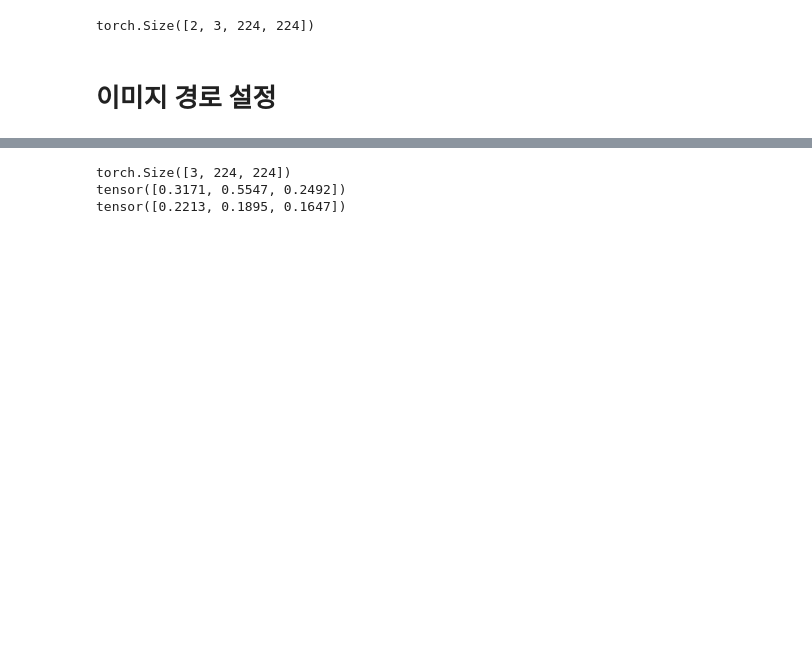
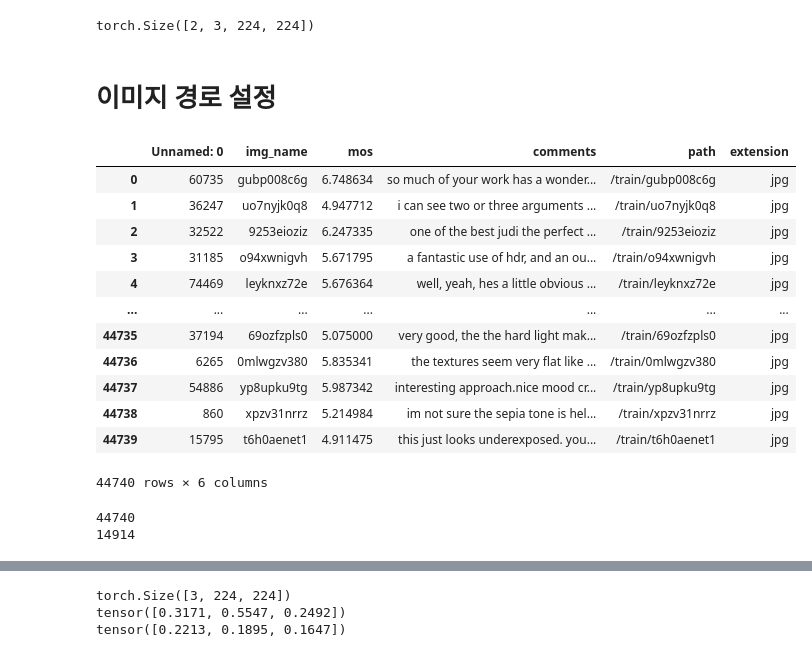
Before and after one commit to magnet9805/Samsung-AI-Challenge-IQA, a Jupyter notebook: dataprocessing.ipynb, the cells around one changed output, grey strips where cells are left out. Drawn from its saved outputs; the diff is of its cells as text; code cells hidden in the pictures; blank space fills up the shorter version.

Commit message:
data 전처리 수정

```diff
--- a/dataprocessing.ipynb
+++ b/dataprocessing.ipynb
@@ -6,3 +17,7 @@ import torch
+# %%
+train_data = pd.read_csv('./data/open/train_data.csv')
+test_data = pd.read_csv('./data/open/test_data.csv')
+valid_data = pd.read_csv('./data/open/valid_data.csv')
 # %%
 from PIL import Image, ImageFile
 import torchvision.transforms as transforms
@@ -29,3 +44,24 @@ torch.stack(img_list, dim=0).shape
 torch.Size([2, 3, 224, 224])
 # %% [markdown]
 # 이미지 경로 설정
+# %%
+train_data[['path', 'extension']] = train_data['img_path'].str.split(".", expand=True)[[1, 2]]
+train_data = train_data.drop('img_path', axis=1)
+valid_data[['path', 'extension']] = valid_data['img_path'].str.split(".", expand=True)[[1, 2]]
+valid_data = valid_data.drop('img_path', axis=1)
+# %%
+train_data
+# %% [output]
+|  | Unnamed: 0 | img_name | mos | comments | path | extension |
+| 0 | 60735 | gubp008c6g | 6.748634 | so much of your work has a wonder... | /train/gubp008c6g | jpg |
+| 1 | 36247 | uo7nyjk0q8 | 4.947712 | i can see two or three arguments ... | /train/uo7nyjk0q8 | jpg |
+| 2 | 32522 | 9253eioziz | 6.247335 | one of the best judi the perfect ... | /train/9253eioziz | jpg |
+| 3 | 31185 | o94xwnigvh | 5.671795 | a fantastic use of hdr, and an ou... | /train/o94xwnigvh | jpg |
+| 4 | 74469 | leyknxz72e | 5.676364 | well, yeah, hes a little obvious ... | /train/leyknxz72e | jpg |
+| ... | ... | ... | ... | ... | ... | ... |
+| 44735 | 37194 | 69ozfzpls0 | 5.075000 | very good, the the hard light mak... | /train/69ozfzpls0 | jpg |
+| 44736 | 6265 | 0mlwgzv380 | 5.835341 | the textures seem very flat like ... | /train/0mlwgzv380 | jpg |
+| 44737 | 54886 | yp8upku9tg | 5.987342 | interesting approach.nice mood cr... | /train/yp8upku9tg | jpg |
+| 44738 | 860 | xpzv31nrrz | 5.214984 | im not sure the sepia tone is hel... | /train/xpzv31nrrz | jpg |
+| 44739 | 15795 | t6h0aenet1 | 4.911475 | this just looks underexposed. you... | /train/t6h0aenet1 | jpg |
+44740 rows × 6 columns
@@ -32 +73,7 @@ torch.Size([2, 3, 224, 224])
+# %%
+print(len(train_images_filepath))
+print(len(valid_data))
+# %% [output]
+44740
+14914
 # %%
```
Also changed, not shown: parts of 18 cells of this notebook, 4 other files.
